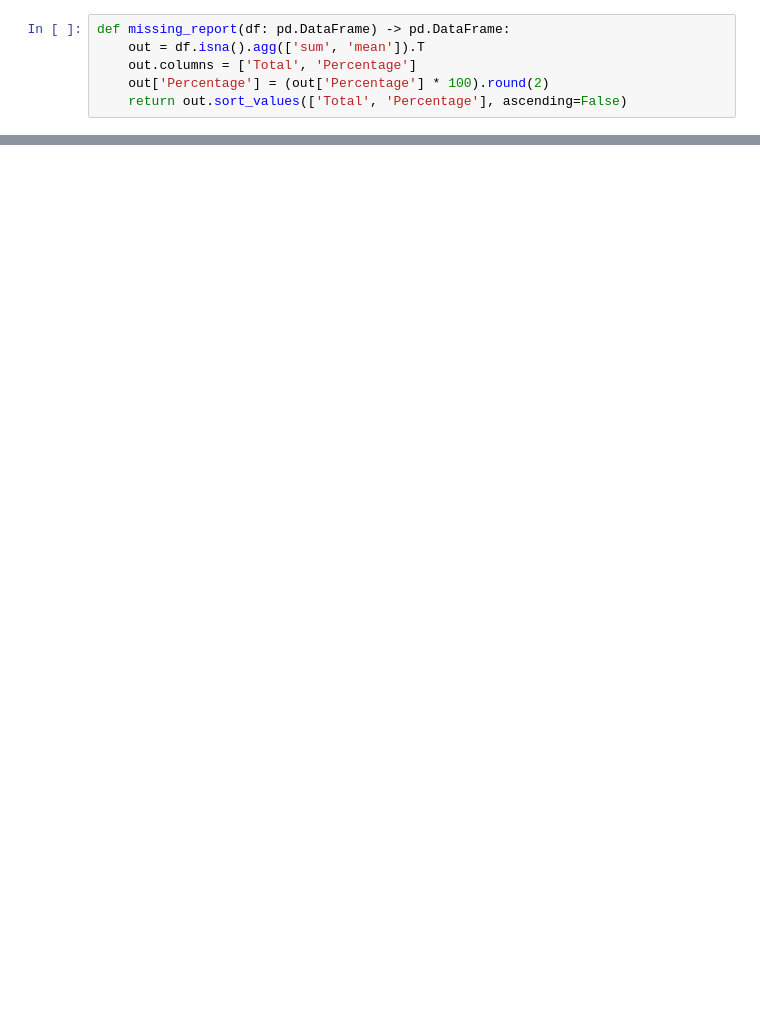
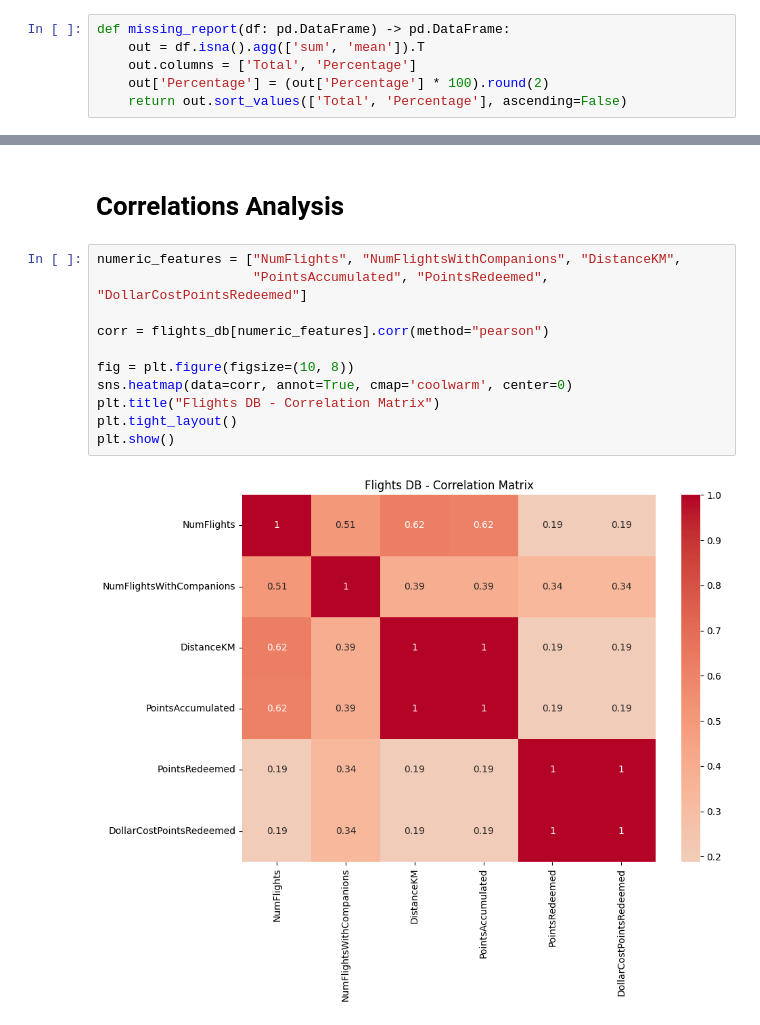
Before and after one commit to lucasdmcax/data_mining, a Jupyter notebook: Group20_EDA_Code.ipynb, the cells around one changed output, grey strips where cells are left out. Cells and saved outputs as stored; diff of their text form; blank space fills up the shorter version.

```diff
--- a/Group20_EDA_Code.ipynb
+++ b/Group20_EDA_Code.ipynb
@@ -512,0 +247,15 @@ Apart from that, only two other columns: Income and Customer Life have a very sm
+# %% [markdown]
+# <a id="correlations"></a> Correlations Analysis
+# %%
+numeric_features = ["NumFlights", "NumFlightsWithCompanions", "DistanceKM",
+                    "PointsAccumulated", "PointsRedeemed", "DollarCostPointsRedeemed"]
+
+corr = flights_db[numeric_features].corr(method="pearson")
+
+fig = plt.figure(figsize=(10, 8))
+sns.heatmap(data=corr, annot=True, cmap='coolwarm', center=0)
+plt.title("Flights DB - Correlation Matrix")
+plt.tight_layout()
+plt.show()
+# %% [output]
+[figure, added]
```
Also changed, not shown: parts of 70 cells of this notebook, 1 other file.
